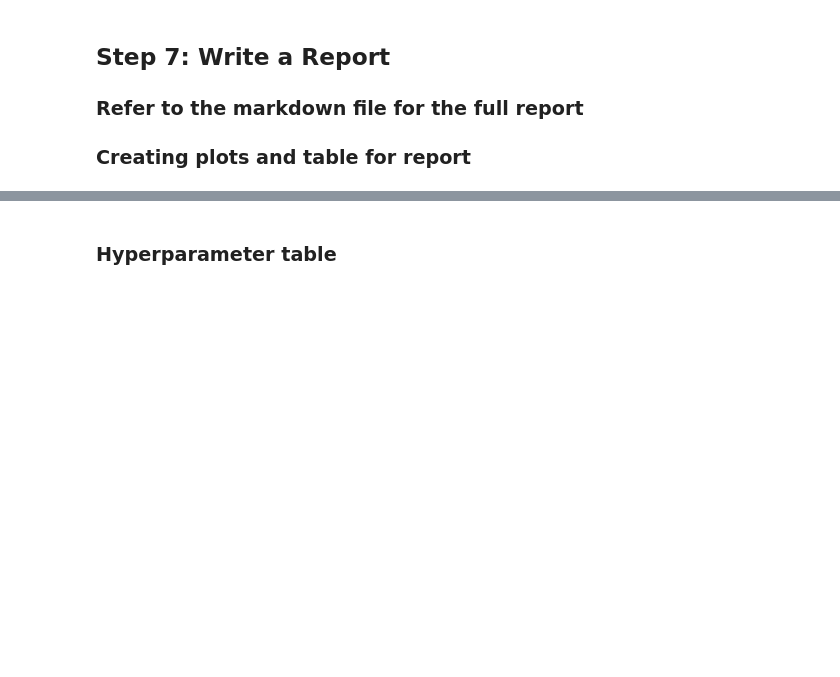
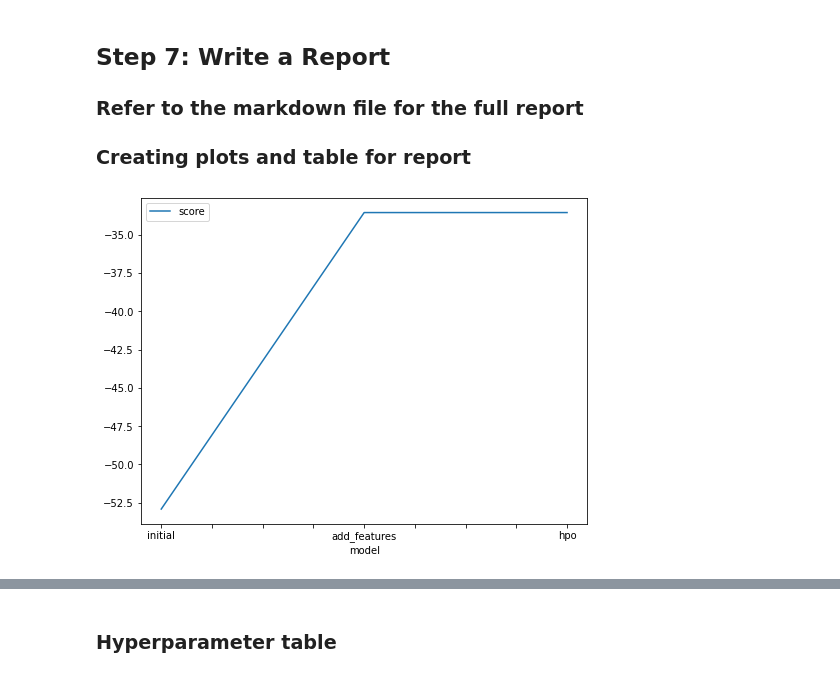
Before and after one commit to edidiongaligbe/cd0385-project-starter, a Jupyter notebook: project/project-template.ipynb, the cells around one changed output, grey strips where cells are left out. Cells and saved outputs as stored; diff of their text form; code cells hidden in the pictures; blank space fills up the shorter version.

```diff
--- a/project/project-template.ipynb
+++ b/project/project-template.ipynb
@@ -515,13 +587,15 @@ submission_new_hpo.to_csv("submission_new_hpo.csv", index=False)
 # %%
 # Taking the top model score from each training run and creating a line plot to show improvement
 # You can create these in the notebook and save them to PNG or use some other tool (e.g. google sheets, excel)
 fig = pd.DataFrame(
     {
         "model": ["initial", "add_features", "hpo"],
-        "score": [-52.912365, -30.309735, -30.535355]
+        "score": [-52.912365, -33.558850, -33.558050]
     }
 ).plot(x="model", y="score", figsize=(8, 6)).get_figure()
 fig.savefig('model_train_score.png')
+# %% [output]
+[figure, added]
 # %%
 # Take the 3 kaggle scores and creating a line plot to show improvement
 fig = pd.DataFrame(
```
Also changed, not shown: parts of 15 cells of this notebook, 1 other file.
